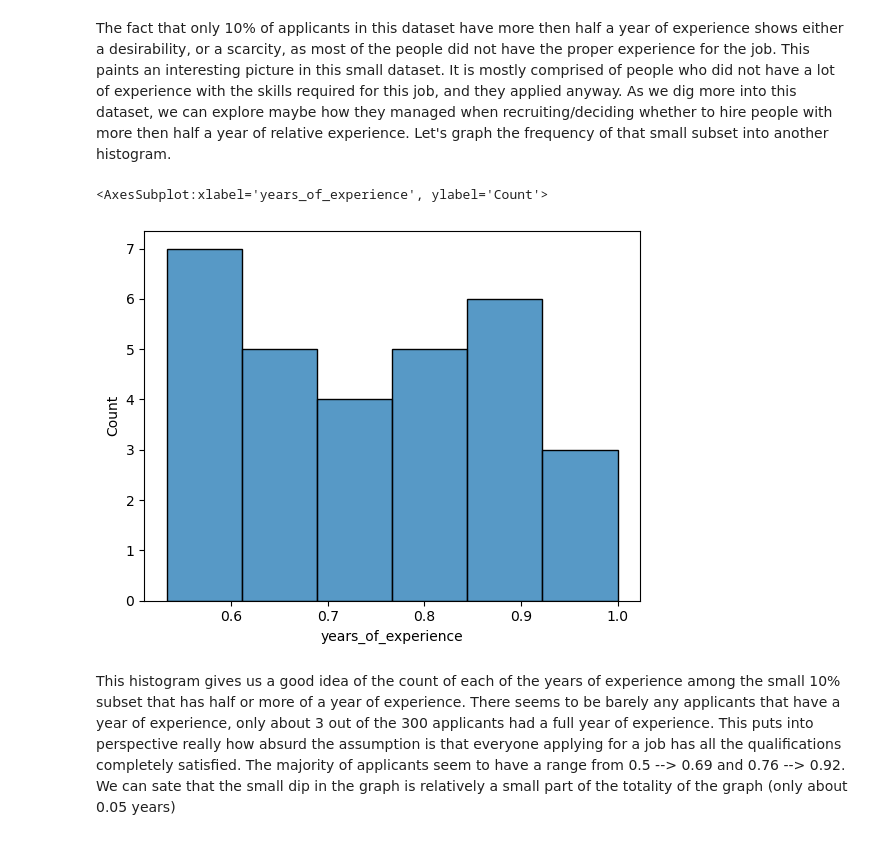
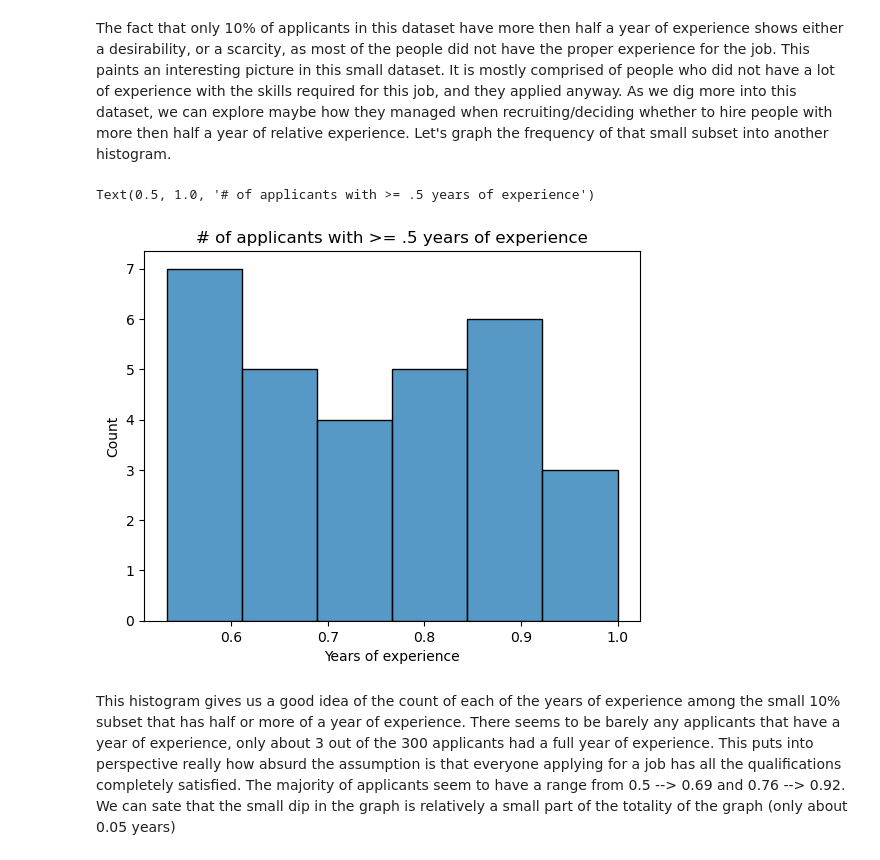
Before and after one commit to cthacker-udel/MLIntro, a Jupyter notebook: notebooks/hr_competency/index.ipynb, the cells around one changed output. Cells and saved outputs as stored; diff of their text form; code cells hidden in the pictures.

```diff
--- a/notebooks/hr_competency/index.ipynb
+++ b/notebooks/hr_competency/index.ipynb
@@ -104,10 +110,13 @@ f'{percentage_of_experts}% of the applicants have more then half a year of exper
 '10.0% of the applicants have more then half a year of experience'
 # %% [markdown]
 The fact that only 10% of applicants in this dataset have more then half a year of experience shows either a desirability, or a scarcity, as most of the people did not have the proper experience for the job. This paints an interesting picture in this small dataset. It is mostly comprised of people who did not have a lot of experience with the skills required for this job, and they applied anyway. As we dig more into this dataset, we can explore maybe how they managed when recruiting/deciding whether to hire people with more then half a year of relative experience. Let's graph the frequency of that small subset into another histogram.
-# %%
-sns.histplot(expert_years['years_of_experience'], stat='count')
-# %% [output]
-<AxesSubplot:xlabel='years_of_experience', ylabel='Count'>
-[figure, removed]
+# %%
+axes = sns.histplot(expert_years['years_of_experience'], stat='count')
+axes.set_xlabel("Years of experience")
+axes.set_ylabel("Count")
+axes.set_title("# of applicants with >= .5 years of experience")
+# %% [output]
+Text(0.5, 1.0, '# of applicants with >= .5 years of experience')
+[figure, added]
 # %% [markdown]
 This histogram gives us a good idea of the count of each of the years of experience among the small 10% subset that has half or more of a year of experience. There seems to be barely any applicants that have a year of experience, only about 3 out of the 300 applicants had a full year of experience. This puts into perspective really how absurd the assumption is that everyone applying for a job has all the qualifications completely satisfied. The majority of applicants seem to have a range from 0.5 --> 0.69 and 0.76 --> 0.92. We can sate that the small dip in the graph is relatively a small part of the totality of the graph (only about 0.05 years)
```
Also changed, not shown: parts of 41 cells of this notebook.
